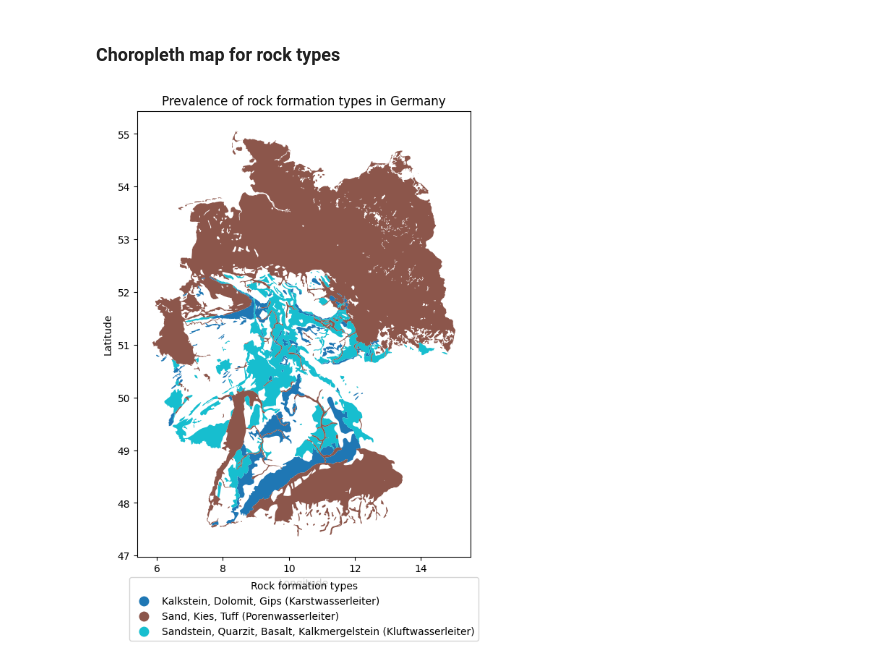
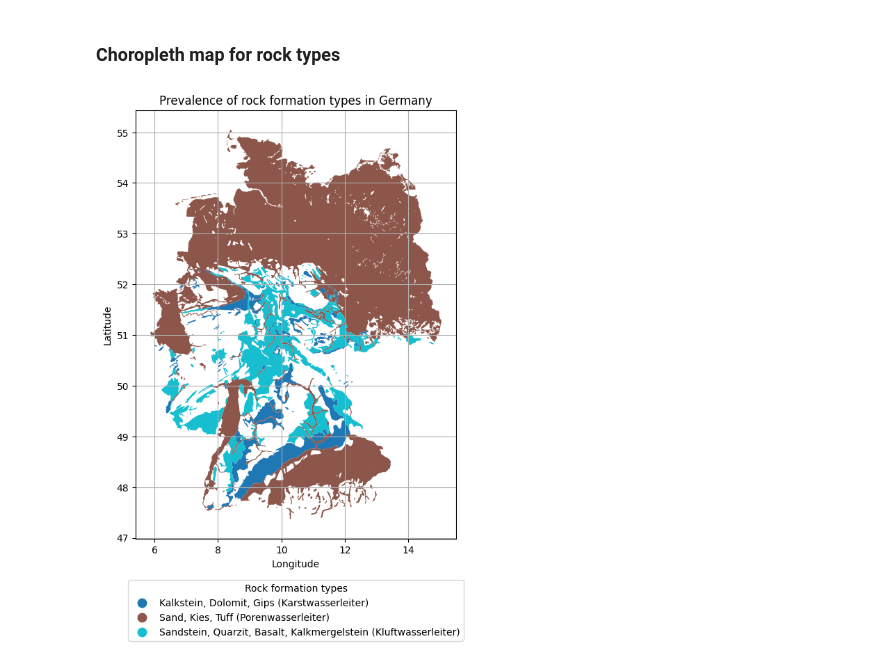
Before and after one commit to hanna-freuden/hydrogeology_germany, a Jupyter notebook: Data_Visualization.ipynb, the cells around one changed output. Drawn from its saved outputs; the diff is of its cells as text; code cells hidden in the pictures.

```diff
--- a/Data_Visualization.ipynb
+++ b/Data_Visualization.ipynb
@@ -111,18 +149,20 @@ geo_gdf = geo_gdf.dropna()
 # %%
 fig, ax = plt.subplots(figsize=(10, 8))
 
 geo_gdf.plot(ax = ax,
              column = 'gestein',
              legend=True,
              legend_kwds={"loc": "lower center",
-                          "bbox_to_anchor": (0.5, -0.2),
+                          "bbox_to_anchor": (0.5, -0.25),
                           "title": "Rock formation types",
 
                           }
                           )
 plt.title("Prevalence of rock formation types in Germany")
 plt.xlabel("Longitude")
 plt.ylabel("Latitude")
+plt.grid(True)
+plt.savefig(here("plots/rock_formation_types.png"), dpi=300, bbox_inches="tight")
 plt.show()
 # %% [output]
-[figure, old version]
+[figure, new version]
```
Also changed, not shown: parts of 8 cells of this notebook.
